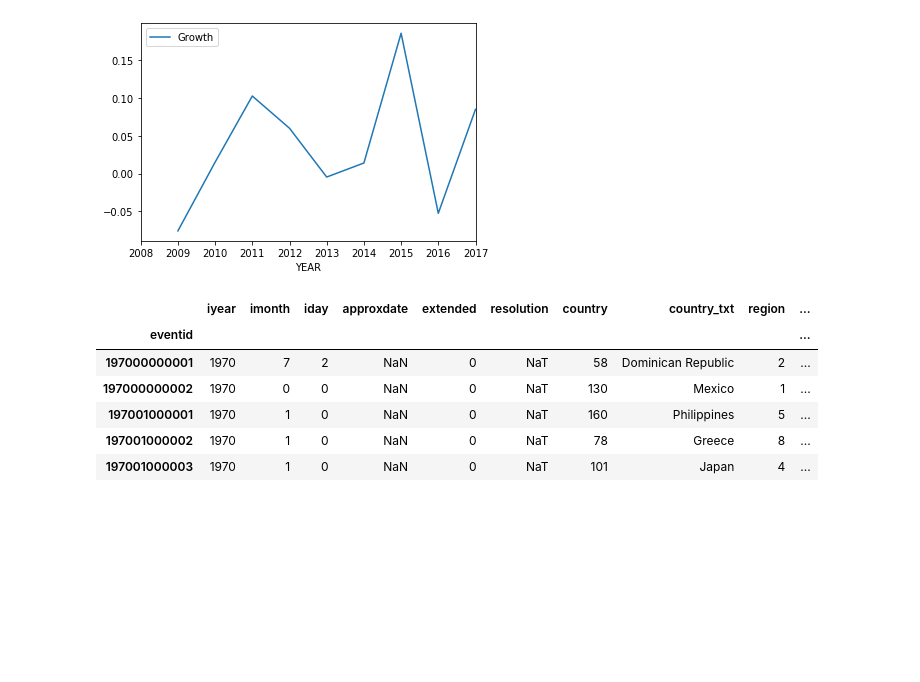
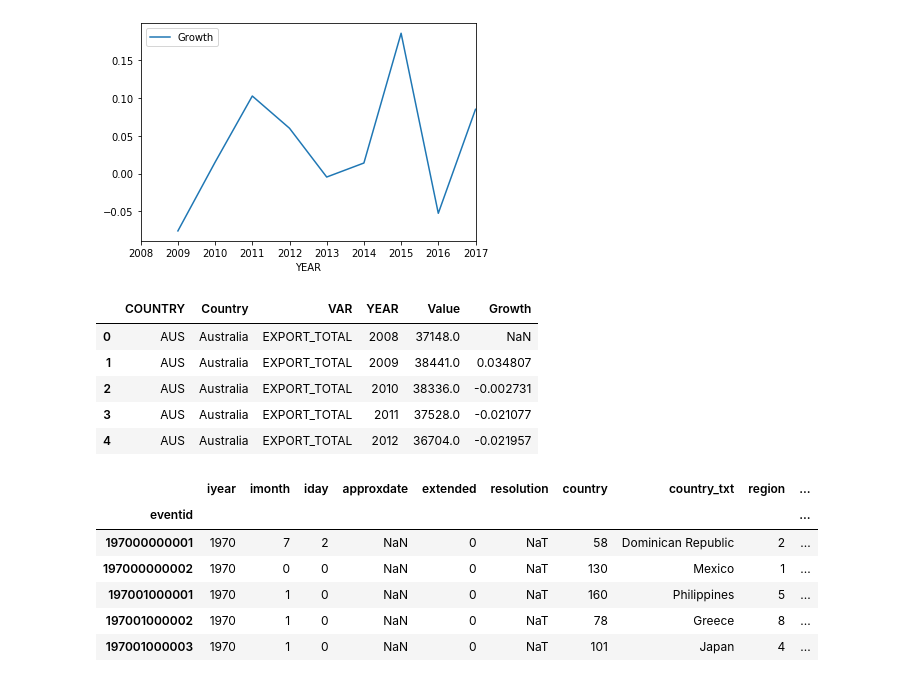
Before and after one commit to CharlesCoster/ada-project-terrorism-impact, a Jupyter notebook: ada_project.ipynb, the cells around one changed output. Drawn from its saved outputs; the diff is of its cells as text; code cells hidden in the pictures; blank space fills up the shorter version.

```diff
--- a/ada_project.ipynb
+++ b/ada_project.ipynb
@@ -252,6 +252,17 @@ df_tourism[df_tourism.COUNTRY.isin(['FRA']) & df_tourism.VAR.isin(['EXPORT_TOTAL
 # %% [output]
 <matplotlib.axes._subplots.AxesSubplot at 0x...>
 [figure]
+# %%
+df_tourism = df_tourism[['COUNTRY','Country','VAR','YEAR','Value','Growth']]
+df_tourism
+df_tourism.head()
+# %% [output]
+|  | COUNTRY | Country | VAR | YEAR | Value | Growth |
+| 0 | AUS | Australia | EXPORT_TOTAL | 2008 | 37148.0 | NaN |
+| 1 | AUS | Australia | EXPORT_TOTAL | 2009 | 38441.0 | 0.034807 |
+| 2 | AUS | Australia | EXPORT_TOTAL | 2010 | 38336.0 | -0.002731 |
+| 3 | AUS | Australia | EXPORT_TOTAL | 2011 | 37528.0 | -0.021077 |
+| 4 | AUS | Australia | EXPORT_TOTAL | 2012 | 36704.0 | -0.021957 |
 # %%
 # Create dataframe with nattacks, tourism growth, right growth, left growth, happiness index (religious affiliation?)
 df_tot
```
